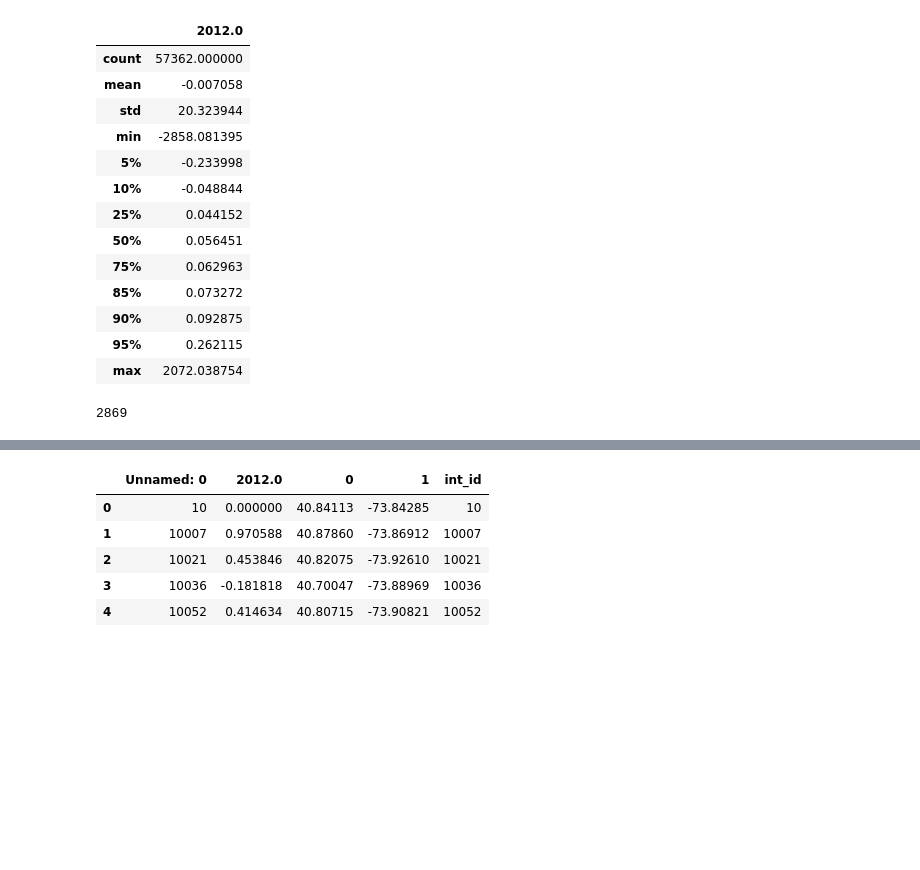
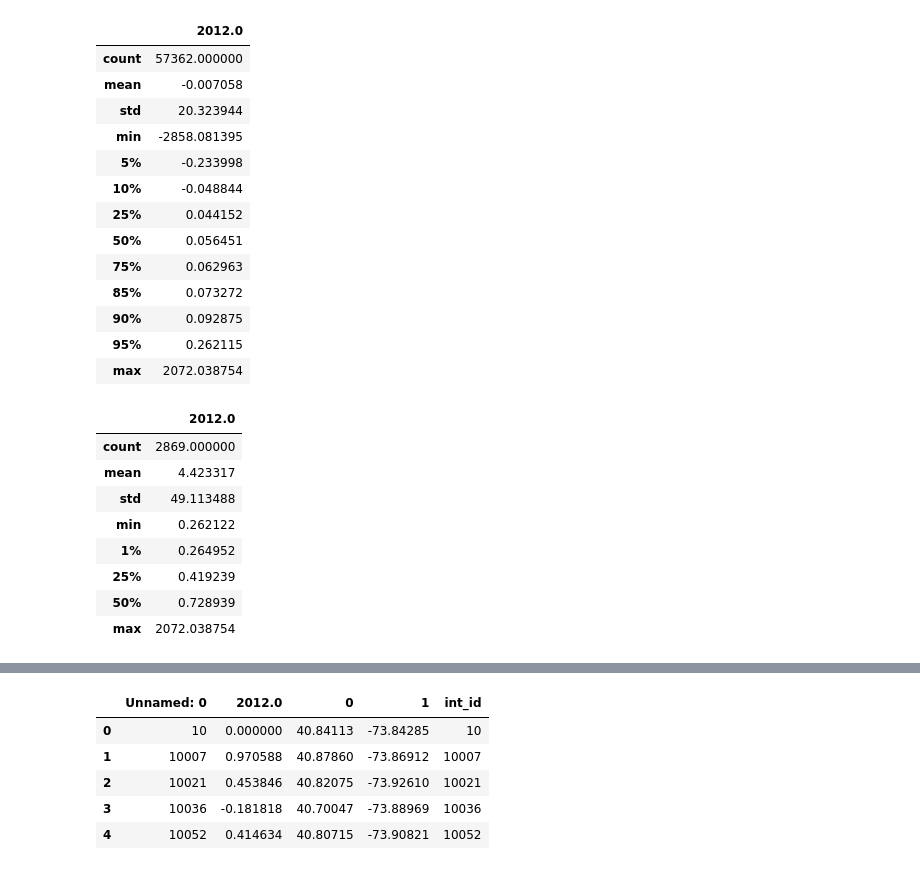
Before and after one commit to AmandaDoyle/BigDataTaxiFinalProject, a Jupyter notebook: filtering_by_both.ipynb, the cells around one changed output, grey strips where cells are left out. Cells and saved outputs as stored; diff of their text form; code cells hidden in the pictures; blank space fills up the shorter version.

```diff
--- a/filtering_by_both.ipynb
+++ b/filtering_by_both.ipynb
@@ -37,8 +37,16 @@ deltas.describe(percentiles=[0.05, 0.1, 0.25, 0.5, 0.75, 0.85, 0.9, 0.95])
 # %%
 high_change = deltas[deltas>=deltas.quantile(0.95)]
 high_change = high_change.dropna(how='all')
-len(high_change)
+high_change.describe(percentiles = [0.01, 0.25])
 # %% [output]
-2869
+|  | 2012.0 |
+| count | 2869.000000 |
+| mean | 4.423317 |
+| std | 49.113488 |
+| min | 0.262122 |
+| 1% | 0.264952 |
+| 25% | 0.419239 |
+| 50% | 0.728939 |
+| max | 2072.038754 |
 # %%
 intersections = pd.read_csv('intersections.csv', header = None)
```
Also changed, not shown: parts of 7 cells of this notebook, 3 other files.
